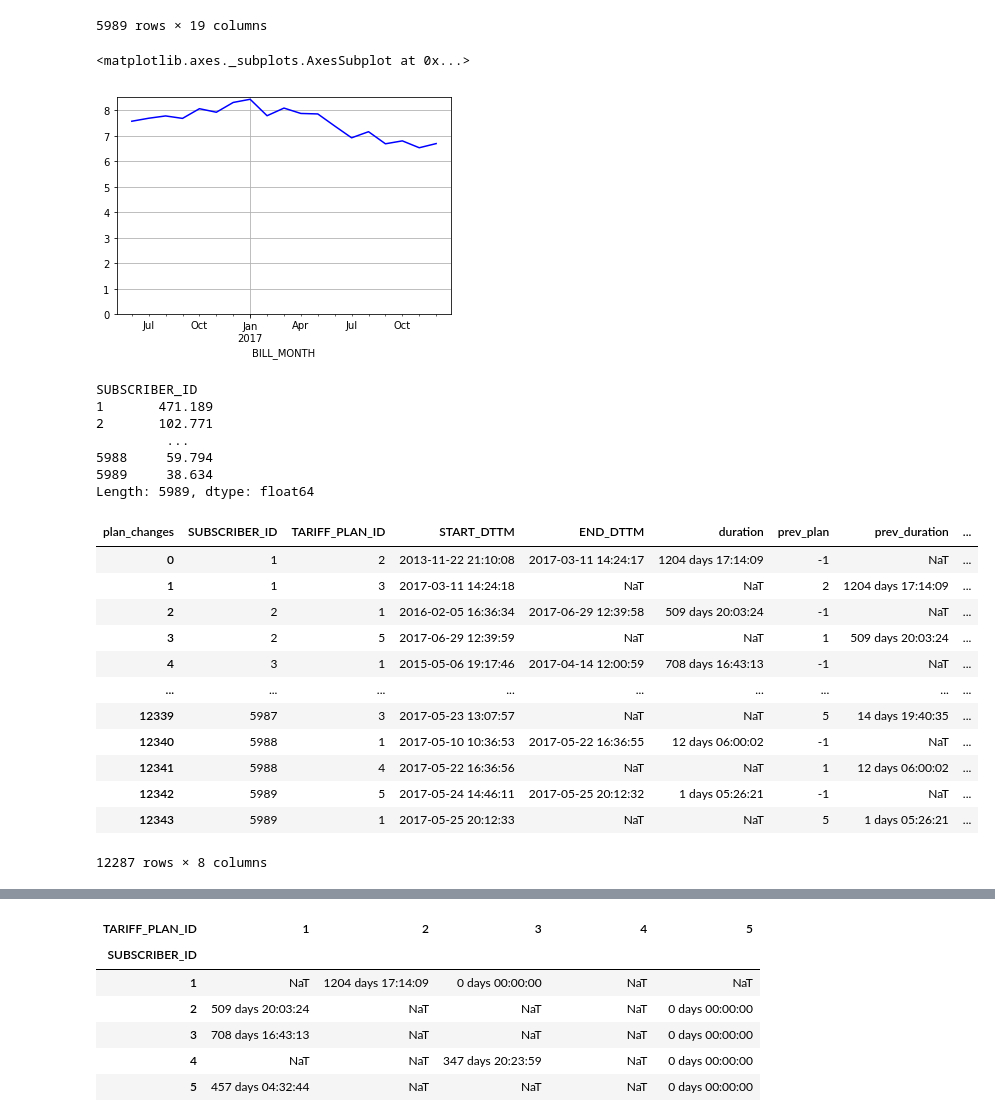
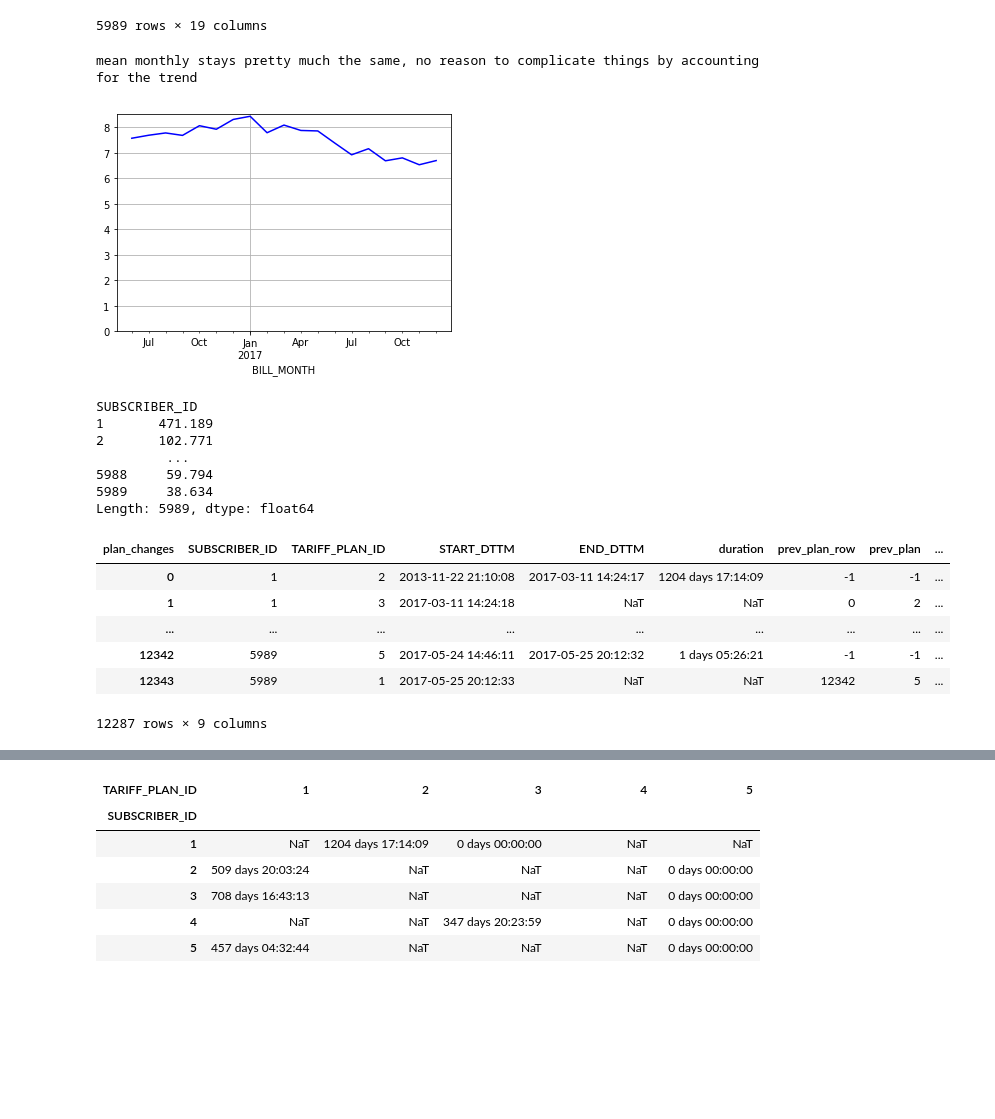
Before and after one commit to anatol-grabowski/test_task_plans_data, a Jupyter notebook: task3.ipynb, the cells around one changed output, grey strips where cells are left out. Cells and saved outputs as stored; diff of their text form; code cells hidden in the pictures; blank space fills up the shorter version.

```diff
--- a/task3.ipynb
+++ b/task3.ipynb
@@ -4,10 +4,11 @@ import pandas as pd
 import matplotlib.pyplot as plt
 from IPython.display import display, Image, HTML
 import numba
+import seaborn as sns
 
 %pylab inline
 pylab.rcParams['figure.figsize'] = (18, 5)
-pd.set_option('display.max_rows', 4)
+pd.set_option('display.max_rows', 5)
 # %% [output]
 Populating the interactive namespace from numpy and matplotlib
 # %%
@@ -90,8 +103,9 @@ display(charges_pivoted)
 # %%
 mean_charges_per_month = charges_pivoted.mean(axis=0)
 mean_charges_per_month.plot(ylim=(0, None), color='blue', grid=True)
+print('mean monthly stays pretty much the same, no reason to complicate things by accounting for the trend')
 # %% [output]
-<matplotlib.axes._subplots.AxesSubplot at 0x...>
+mean monthly stays pretty much the same, no reason to complicate things by accounting for the trend
 [figure]
 # %%
 charges_per_subscriber = charges_pivoted.sum(axis=1)
@@ -106,53 +120,52 @@ SUBSCRIBER_ID
 Length: 5989, dtype: float64
 # %%
 plans = plan_changes.copy()
-plans['duration'] = plans['END_DTTM'] - plans['START_DTTM']
 
+# should have used some dataframe shift trick here
 @numba.jit
 def find_prev_plans(plan_changes):
-    "assumes that plan_changes is sorted by ['SUBSCRIBER_ID', 'START_DTTM']"
     p = plan_changes
+    p.sort_values(by=['SUBSCRIBER_ID', 'START_DTTM'], inplace=True)
+    p['duration'] = p['END_DTTM'] - p['START_DTTM']
+    p['prev_plan_row'] = pd.Series(-1, index=p.index, dtype=p.index.dtype)
     p['prev_plan'] = pd.Series(index=p.index, dtype=p['TARIFF_PLAN_ID'].dtype)
     p['prev_duration'] = pd.Series(pd.NaT, index=p.index, dtype=p['duration'].dtype)
     p['no_plan_duration'] = pd.Series(pd.NaT, index=p.index, dtype=p['duration'].dtype)
 
     prev_subs = None
     prev_plan = -1
     prev_dur = pd.NaT
     prev_end = pd.NaT
     for i in p.index:
         row = p.loc[i]
         subs, plan, dur, start, end = row[['SUBSCRIBER_ID', 'TARIFF_PLAN_ID', 'duration', 'START_DTTM', 'END_DTTM']]
         if subs != prev_subs:
             prev_subs = subs
+            prev_plan_row = -1
             prev_plan = -1
             prev_dur = pd.NaT
             prev_end = pd.NaT
+        p.at[i, 'prev_plan_row'] = prev_plan_row
         p.at[i, 'prev_plan'] = prev_plan
         p.at[i, 'prev_duration'] = prev_dur
         p.at[i, 'no_plan_duration'] = start - prev_end
+        prev_plan_row = i
         prev_plan = plan
         prev_dur = dur
         prev_end = end
 
-plans.sort_values(by=['SUBSCRIBER_ID', 'START_DTTM'], inplace=True)
+
 find_prev_plans(plans)
-with pd.option_context('display.max_rows', 10):
+with pd.option_context('display.max_rows', 5):
     display(plans.iloc[:])
     print(plans['no_plan_duration'].describe())
 # %% [output]
-| plan_changes | SUBSCRIBER_ID | TARIFF_PLAN_ID | START_DTTM | END_DTTM | duration | prev_plan | prev_duration | ... |
-| 0 | 1 | 2 | 2013-11-22 21:10:08 | 2017-03-11 14:24:17 | 1204 days 17:14:09 | -1 | NaT | ... |
-| 1 | 1 | 3 | 2017-03-11 14:24:18 | NaT | NaT | 2 | 1204 days 17:14:09 | ... |
-| 2 | 2 | 1 | 2016-02-05 16:36:34 | 2017-06-29 12:39:58 | 509 days 20:03:24 | -1 | NaT | ... |
-| 3 | 2 | 5 | 2017-06-29 12:39:59 | NaT | NaT | 1 | 509 days 20:03:24 | ... |
-| 4 | 3 | 1 | 2015-05-06 19:17:46 | 2017-04-14 12:00:59 | 708 days 16:43:13 | -1 | NaT | ... |
+| plan_changes | SUBSCRIBER_ID | TARIFF_PLAN_ID | START_DTTM | END_DTTM | duration | prev_plan_row | prev_plan | ... |
+| 0 | 1 | 2 | 2013-11-22 21:10:08 | 2017-03-11 14:24:17 | 1204 days 17:14:09 | -1 | -1 | ... |
+| 1 | 1 | 3 | 2017-03-11 14:24:18 | NaT | NaT | 0 | 2 | ... |
 | ... | ... | ... | ... | ... | ... | ... | ... | ... |
-| 12339 | 5987 | 3 | 2017-05-23 13:07:57 | NaT | NaT | 5 | 14 days 19:40:35 | ... |
-| 12340 | 5988 | 1 | 2017-05-10 10:36:53 | 2017-05-22 16:36:55 | 12 days 06:00:02 | -1 | NaT | ... |
-| 12341 | 5988 | 4 | 2017-05-22 16:36:56 | NaT | NaT | 1 | 12 days 06:00:02 | ... |
-| 12342 | 5989 | 5 | 2017-05-24 14:46:11 | 2017-05-25 20:12:32 | 1 days 05:26:21 | -1 | NaT | ... |
-| 12343 | 5989 | 1 | 2017-05-25 20:12:33 | NaT | NaT | 5 | 1 days 05:26:21 | ... |
+| 12342 | 5989 | 5 | 2017-05-24 14:46:11 | 2017-05-25 20:12:32 | 1 days 05:26:21 | -1 | -1 | ... |
+| 12343 | 5989 | 1 | 2017-05-25 20:12:33 | NaT | NaT | 12342 | 5 | ... |
-12287 rows × 8 columns
+12287 rows × 9 columns
 count                      6298
 mean     0 days 02:18:18.355986
```
Also changed, not shown: parts of 12 cells of this notebook, 7 other files.
